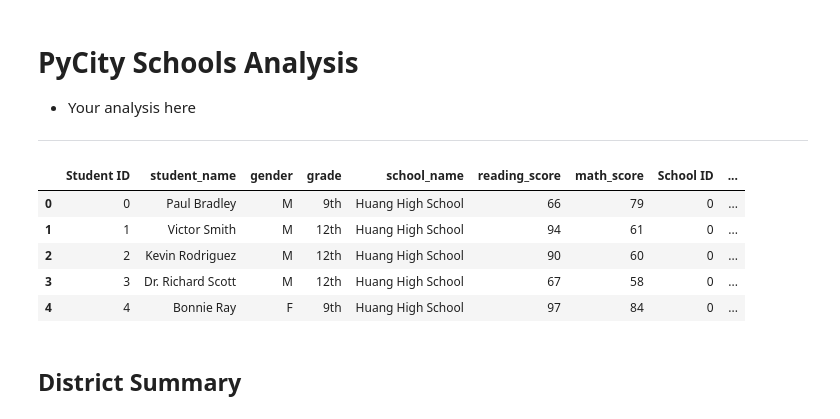
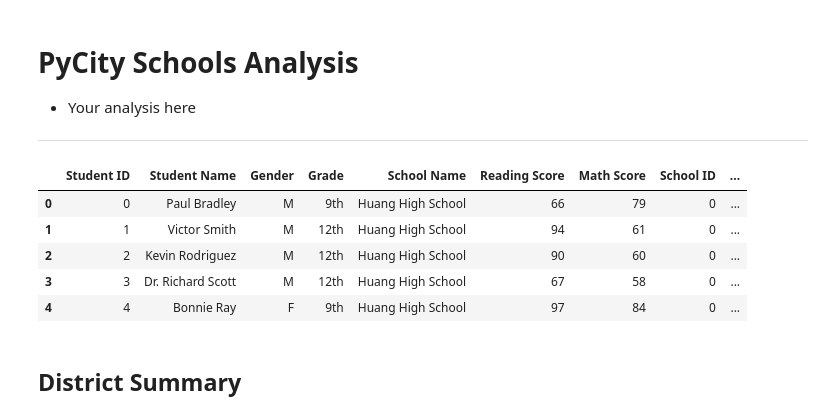
Before and after one commit to rachelschoen/pandas-challenge, a Jupyter notebook: PyCitySchools/PyCitySchools.ipynb, the cells around one changed output. Saved outputs shown, nothing was run; the diff lists cells and outputs as text; code cells hidden in the pictures.

```diff
--- a/PyCitySchools/PyCitySchools.ipynb
+++ b/PyCitySchools/PyCitySchools.ipynb
@@ -7,21 +7,36 @@
 # %%
 # Dependencies and Setup
 import pandas as pd
 from pathlib import Path
 
-# File to Load (Remember to Change These)
+# File to Load
 school_data_to_load = Path("./Resources/schools_complete.csv")
 student_data_to_load = Path("./Resources/students_complete.csv")
 
-# Read School and Student Data File and store into Pandas DataFrames
+# Read School and Student Data File and store into Pandas DataFrames.
 school_data = pd.read_csv(school_data_to_load)
 student_data = pd.read_csv(student_data_to_load)
 
 # Combine the data into a single dataset.
 school_data_complete = pd.merge(student_data, school_data, how="left", on=["school_name", "school_name"])
-school_data_complete.head()
+
+# Renaming Columns for Readability.
+
+full_school_data = school_data_complete.rename(columns={"Student ID": "Student ID",
+                                                "student_name": "Student Name",
+                                                "gender": "Gender",
+                                                "school_name": "School Name",
+                                                "grade": "Grade",
+                                                "reading_score": "Reading Score",
+                                                "math_score": "Math Score",
+                                                "type": "Type",
+                                                "size": "Size",
+                                                "budget": "Budget"
+                                                })
+
+full_school_data.head()
 # %% [output]
-|  | Student ID | student_name | gender | grade | school_name | reading_score | math_score | School ID | ... |
+|  | Student ID | Student Name | Gender | Grade | School Name | Reading Score | Math Score | School ID | ... |
 | 0 | 0 | Paul Bradley | M | 9th | Huang High School | 66 | 79 | 0 | ... |
 | 1 | 1 | Victor Smith | M | 12th | Huang High School | 94 | 61 | 0 | ... |
 | 2 | 2 | Kevin Rodriguez | M | 12th | Huang High School | 90 | 60 | 0 | ... |
```
Also changed, not shown: parts of 8 cells of this notebook.
